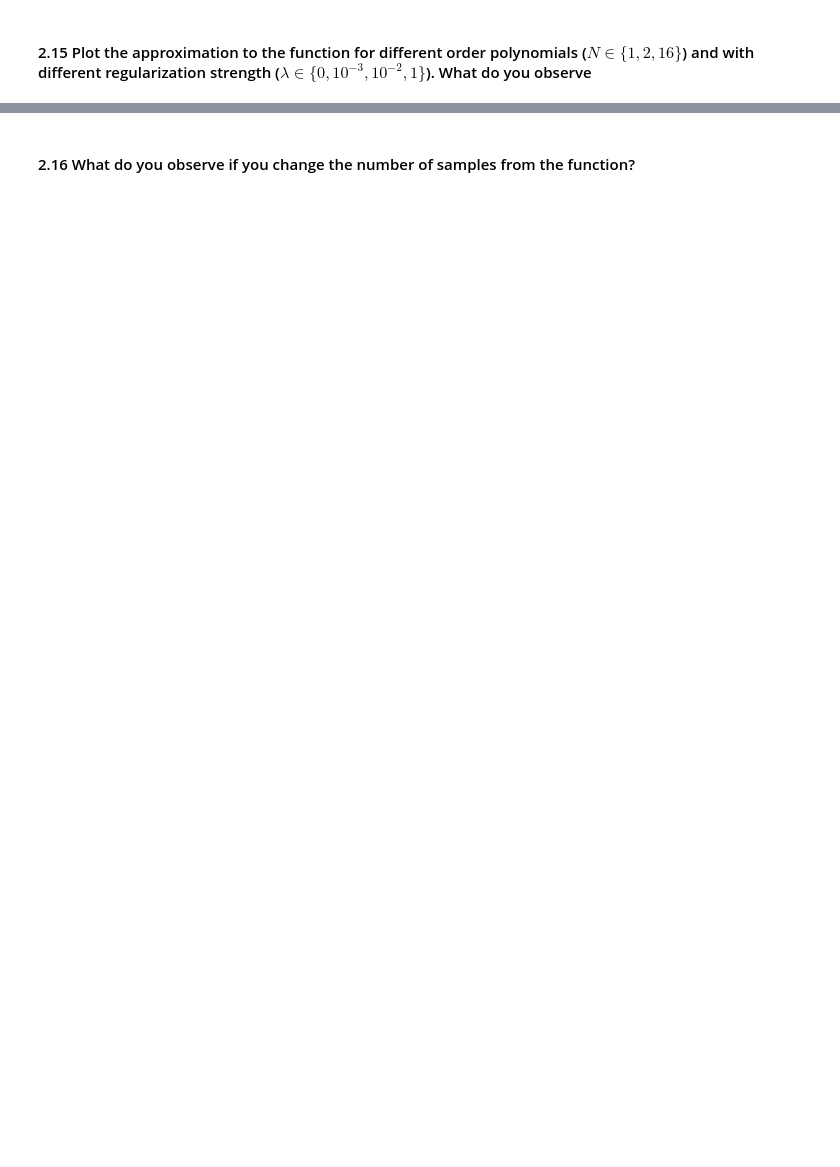
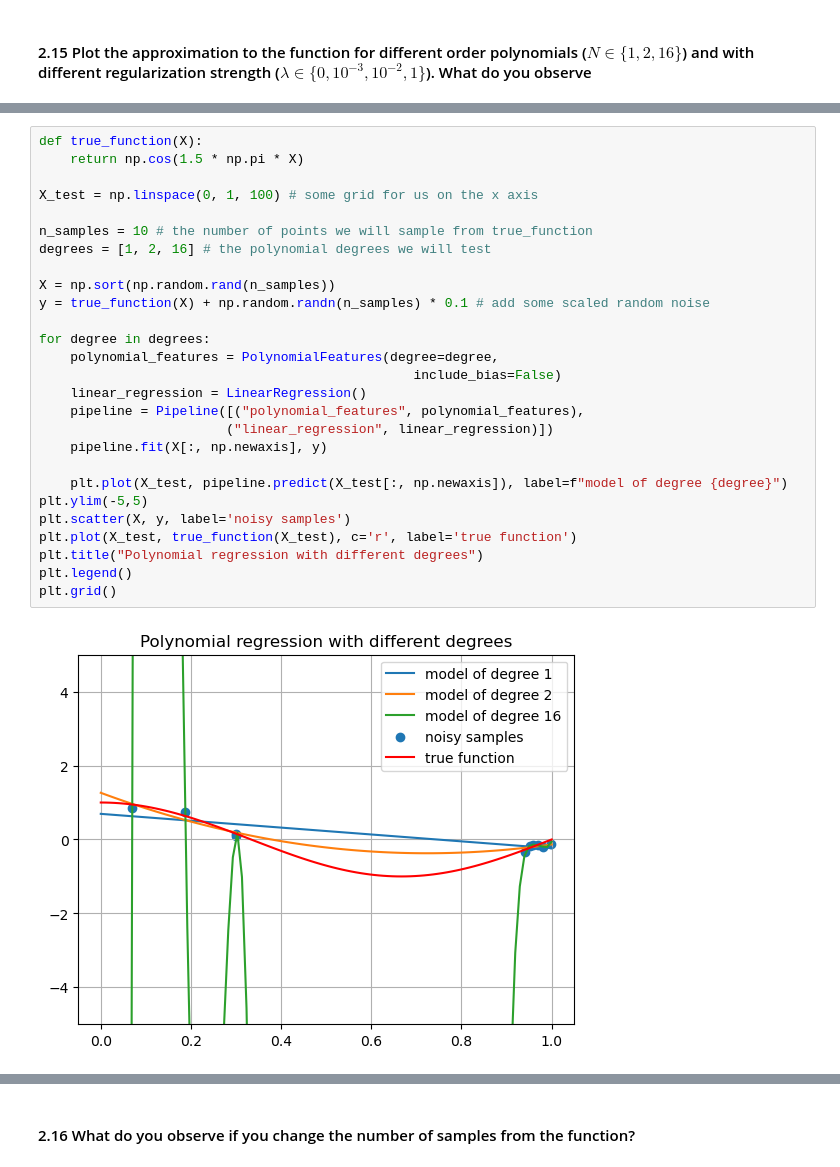
Before and after one commit to LucasEiche/ModLab_groupK, a Jupyter notebook: Assigmnent ML/theory_assignment.ipynb, the cells around one changed output, grey strips where cells are left out. Saved outputs shown, nothing was run; the diff lists cells and outputs as text; blank space fills up the shorter version.

```diff
--- a/Assigmnent ML/theory_assignment.ipynb
+++ b/Assigmnent ML/theory_assignment.ipynb
@@ -265,0 +282,29 @@ X_test = np.linspace(0, 1, 100) # some grid for us on the x axis
+# %%
+def true_function(X):
+    return np.cos(1.5 * np.pi * X)
+
+X_test = np.linspace(0, 1, 100) # some grid for us on the x axis
+
+n_samples = 10 # the number of points we will sample from true_function
+degrees = [1, 2, 16] # the polynomial degrees we will test
+
+X = np.sort(np.random.rand(n_samples))
+y = true_function(X) + np.random.randn(n_samples) * 0.1 # add some scaled random noise
+
+for degree in degrees:
+    polynomial_features = PolynomialFeatures(degree=degree,
+                                                include_bias=False)
+    linear_regression = LinearRegression()
+    pipeline = Pipeline([("polynomial_features", polynomial_features),
+                        ("linear_regression", linear_regression)])
+    pipeline.fit(X[:, np.newaxis], y)
+
+    plt.plot(X_test, pipeline.predict(X_test[:, np.newaxis]), label=f"model of degree {degree}")
+plt.ylim(-5,5)
+plt.scatter(X, y, label='noisy samples')
+plt.plot(X_test, true_function(X_test), c='r', label='true function')
+plt.title("Polynomial regression with different degrees")
+plt.legend()
+plt.grid()
+# %% [output]
+[figure, added]
```
Also changed, not shown: parts of 28 cells of this notebook.
